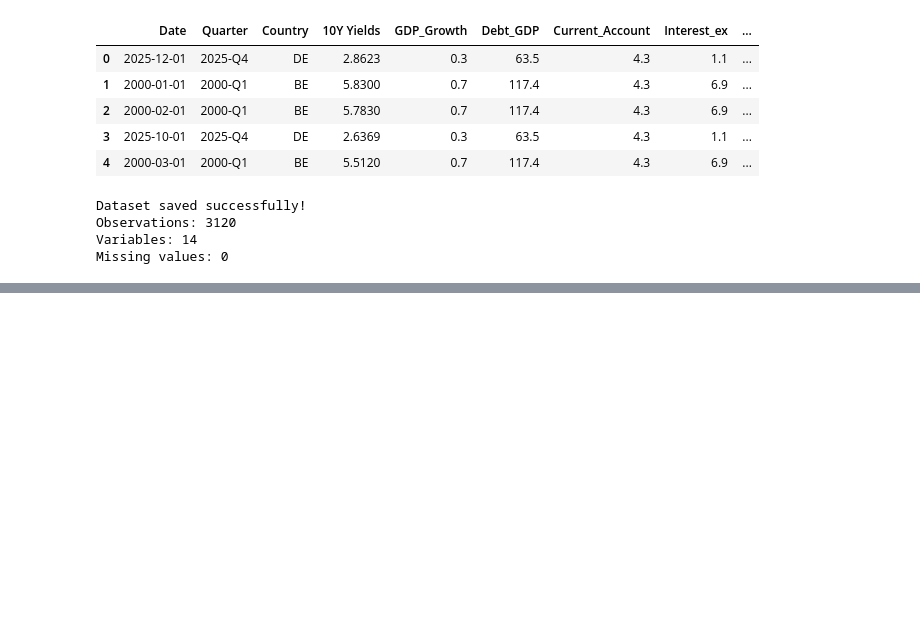
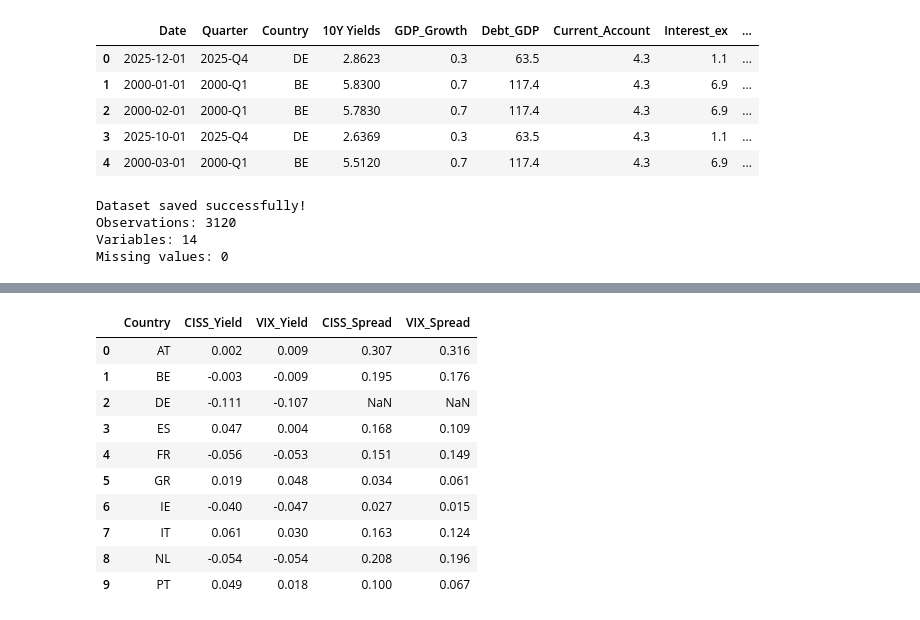
Before and after one commit to Mobula-nyte/ADA-Sovereign-Spreads, a Jupyter notebook: notebooks/03_1_exploration_real_data.ipynb, the cells around one changed output, grey strips where cells are left out. Saved outputs shown, nothing was run; the diff lists cells and outputs as text; code cells hidden in the pictures; blank space fills up the shorter version.

```diff
--- a/notebooks/03_1_exploration_real_data.ipynb
+++ b/notebooks/03_1_exploration_real_data.ipynb
@@ -929,0 +1099,52 @@ Missing values: 0
+# %%
+
+# Sort by country and date
+df_changes = df_updated.sort_values(
+    ["Country", "Date"]
+).copy()
+
+# Calculate monthly changes in bond yields and spreads
+df_changes["Yield_change"] = (
+    df_changes.groupby("Country")["10Y Yields"].diff()
+)
+
+df_changes["Spread_change"] = (
+    df_changes.groupby("Country")["10Y_Spread"].diff()
+)
+
+# Calculate monthly changes in CISS and VIX
+df_changes["CISS_change"] = (
+    df_changes.groupby("Country")["CISS_Monthly"].diff()
+)
+
+df_changes["VIX_change"] = (
+    df_changes.groupby("Country")["VIX_monthly"].diff()
+)
+
+# Calculate correlations by country
+results = []
+
+for country, data in df_changes.groupby("Country"):
+    results.append({
+        "Country": country,
+        "CISS_Yield": data["Yield_change"].corr(data["CISS_change"]),
+        "VIX_Yield": data["Yield_change"].corr(data["VIX_change"]),
+        "CISS_Spread": data["Spread_change"].corr(data["CISS_change"]),
+        "VIX_Spread": data["Spread_change"].corr(data["VIX_change"])
+    })
+
+change_correlations = pd.DataFrame(results)
+
+display(change_correlations.round(3))
+# %% [output]
+|  | Country | CISS_Yield | VIX_Yield | CISS_Spread | VIX_Spread |
+| 0 | AT | 0.002 | 0.009 | 0.307 | 0.316 |
+| 1 | BE | -0.003 | -0.009 | 0.195 | 0.176 |
+| 2 | DE | -0.111 | -0.107 | NaN | NaN |
+| 3 | ES | 0.047 | 0.004 | 0.168 | 0.109 |
+| 4 | FR | -0.056 | -0.053 | 0.151 | 0.149 |
+| 5 | GR | 0.019 | 0.048 | 0.034 | 0.061 |
+| 6 | IE | -0.040 | -0.047 | 0.027 | 0.015 |
+| 7 | IT | 0.061 | 0.030 | 0.163 | 0.124 |
+| 8 | NL | -0.054 | -0.054 | 0.208 | 0.196 |
+| 9 | PT | 0.049 | 0.018 | 0.100 | 0.067 |
```
Also changed, not shown: parts of 14 cells of this notebook, 1 other file.
